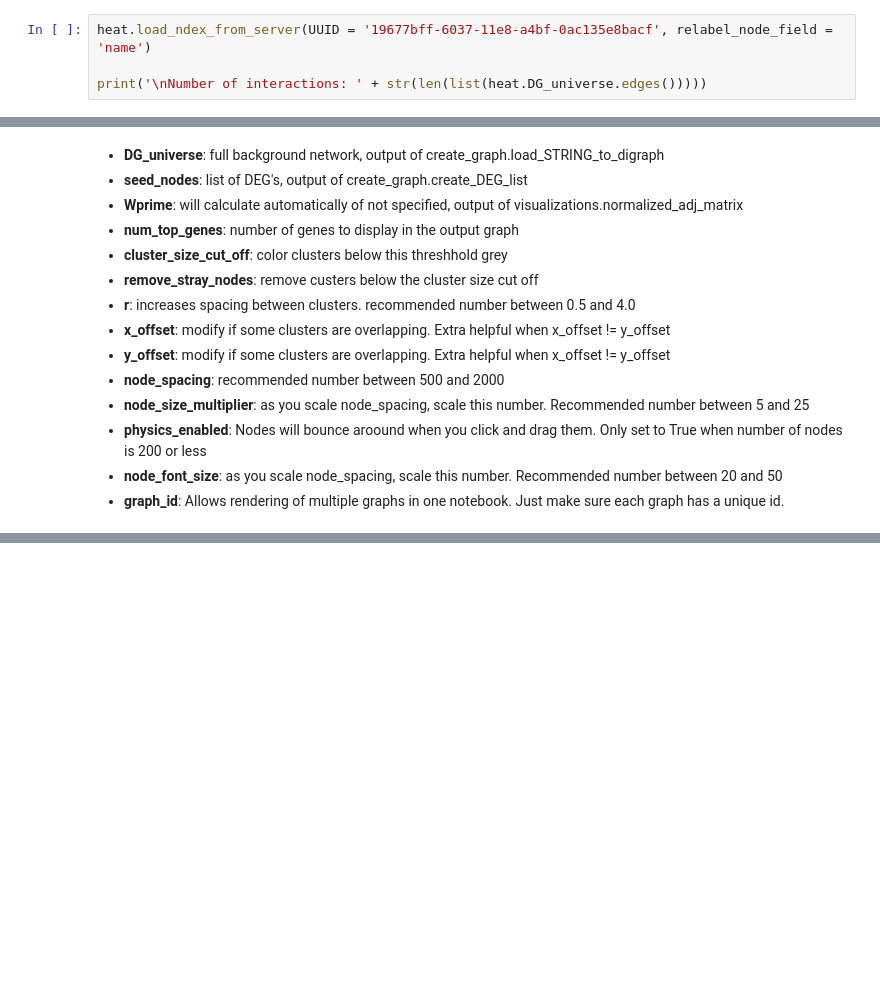
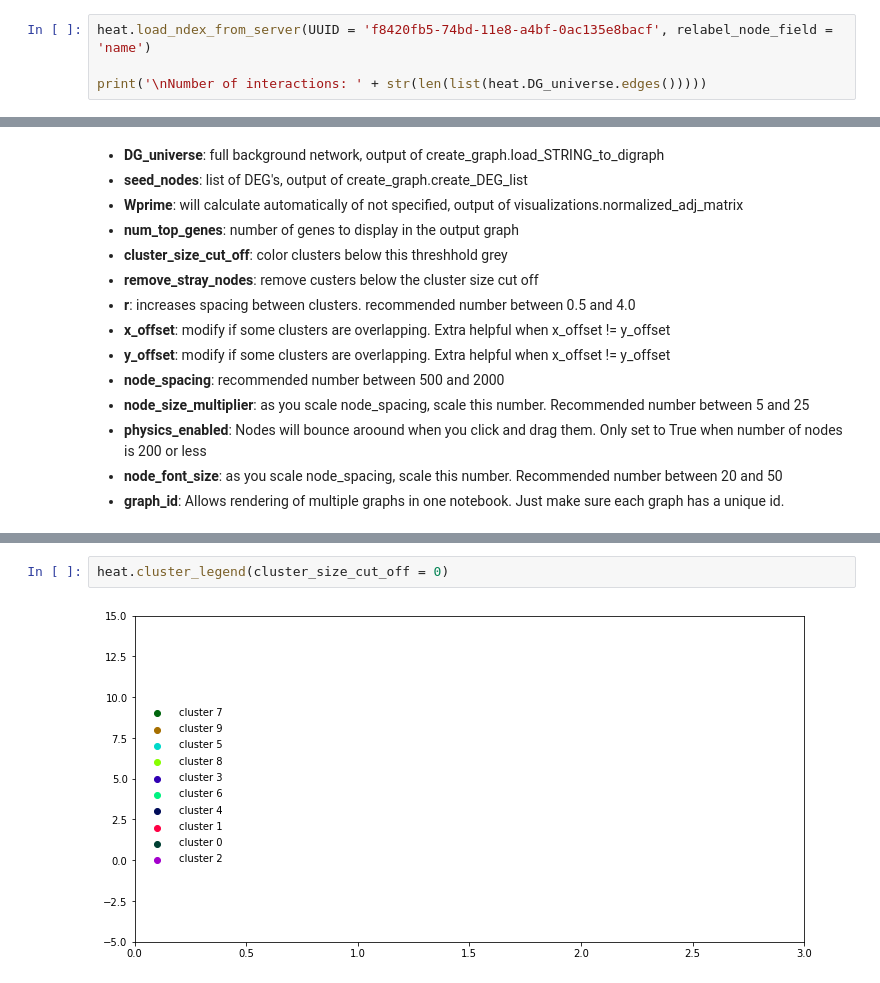
Before and after one commit to ucsd-ccbb/network_bio_toolkit, a Jupyter notebook: notebooks/clustering_notebooks/Heat2_GIANT.ipynb, the cells around one changed output, grey strips where cells are left out. Saved outputs shown, nothing was run; the diff lists cells and outputs as text; blank space fills up the shorter version.

```diff
--- a/notebooks/clustering_notebooks/Heat2_GIANT.ipynb
+++ b/notebooks/clustering_notebooks/Heat2_GIANT.ipynb
@@ -62,5 +67,5 @@ Number of DEG's: 171
 # %%
-heat.load_ndex_from_server(UUID = '19677bff-6037-11e8-a4bf-0ac135e8bacf', relabel_node_field = 'name')
+heat.load_ndex_from_server(UUID = 'f8420fb5-74bd-11e8-a4bf-0ac135e8bacf', relabel_node_field = 'name')
 
 print('\nNumber of interactions: ' + str(len(list(heat.DG_universe.edges()))))
 # %% [output]
@@ -132,4 +139,8 @@ heat.draw_clustering(rad_positions = False,
                )
 # %% [output]
 [interactive output not drawn]
+# %%
+heat.cluster_legend(cluster_size_cut_off = 0)
+# %% [output]
+[figure, added]
 # %%
```
Also changed, not shown: parts of 11 cells of this notebook, 10 other files.
